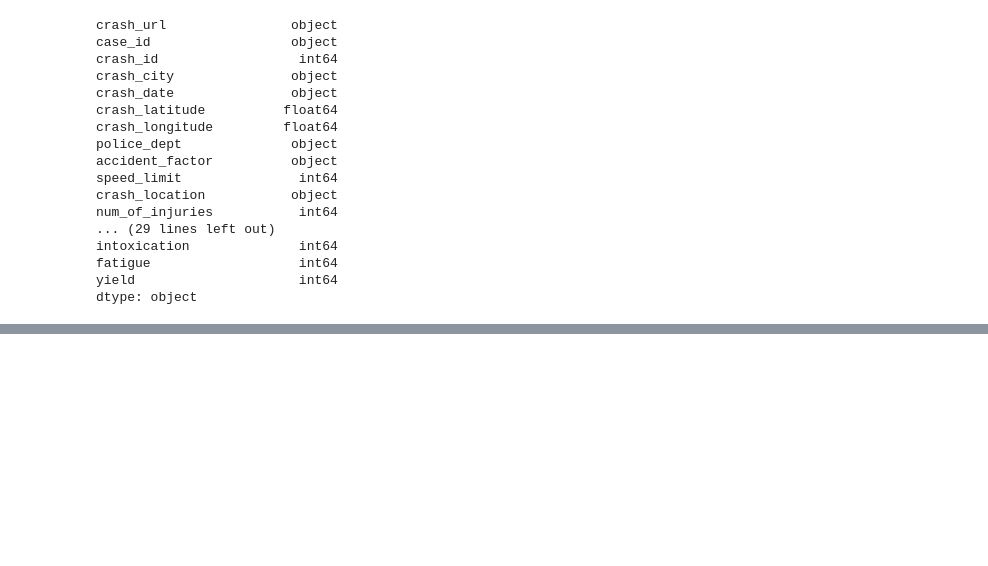
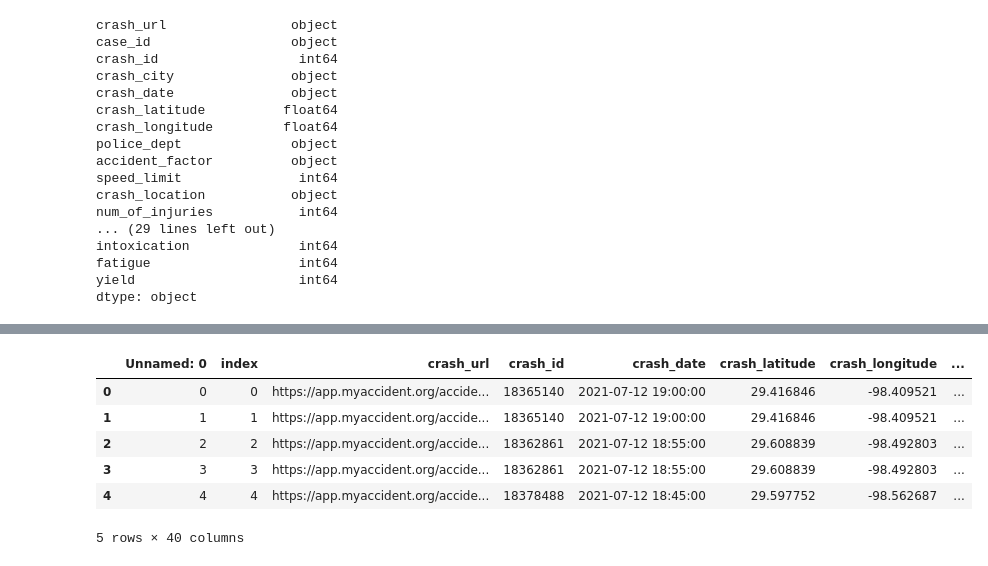
Before and after one commit to RAXR-Capstone/project_danger_zone, a Jupyter notebook: work_space/AnnaWorkspace/anna_scratchbook.ipynb, the cells around one changed output, grey strips where cells are left out. Saved outputs shown, nothing was run; the diff lists cells and outputs as text; code cells hidden in the pictures; blank space fills up the shorter version.

```diff
--- a/work_space/AnnaWorkspace/anna_scratchbook.ipynb
+++ b/work_space/AnnaWorkspace/anna_scratchbook.ipynb
@@ -521,0 +539,2 @@ df.crash_date
+# %%
+df = p.prep_collision_data()
@@ -521,0 +561,2 @@ df.crash_date
+# %%
+df.crash_date = pd.to_datetime(df.crash_date)
@@ -521,0 +583,10 @@ df.crash_date
+# %%
+df.head()
+# %% [output]
+|  | Unnamed: 0 | index | crash_url | crash_id | crash_date | crash_latitude | crash_longitude | ... |
+| 0 | 0 | 0 | https://app.myaccident.org/accide... | 18365140 | 2021-07-12 19:00:00 | 29.416846 | -98.409521 | ... |
+| 1 | 1 | 1 | https://app.myaccident.org/accide... | 18365140 | 2021-07-12 19:00:00 | 29.416846 | -98.409521 | ... |
+| 2 | 2 | 2 | https://app.myaccident.org/accide... | 18362861 | 2021-07-12 18:55:00 | 29.608839 | -98.492803 | ... |
+| 3 | 3 | 3 | https://app.myaccident.org/accide... | 18362861 | 2021-07-12 18:55:00 | 29.608839 | -98.492803 | ... |
+| 4 | 4 | 4 | https://app.myaccident.org/accide... | 18378488 | 2021-07-12 18:45:00 | 29.597752 | -98.562687 | ... |
+5 rows × 40 columns
```
Also changed, not shown: parts of 8 cells of this notebook.
